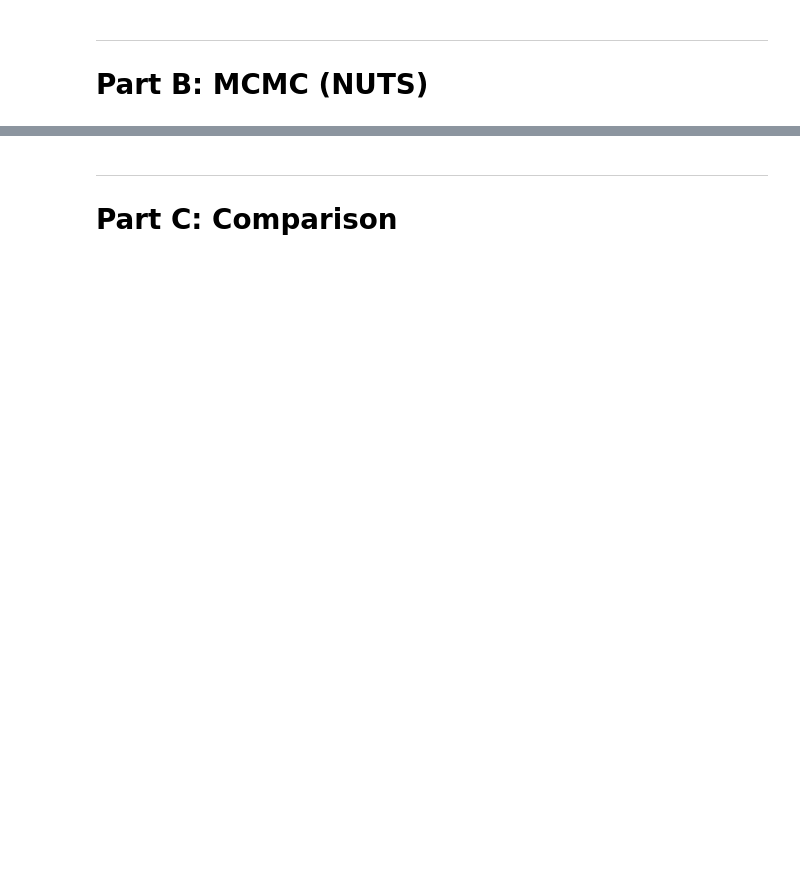
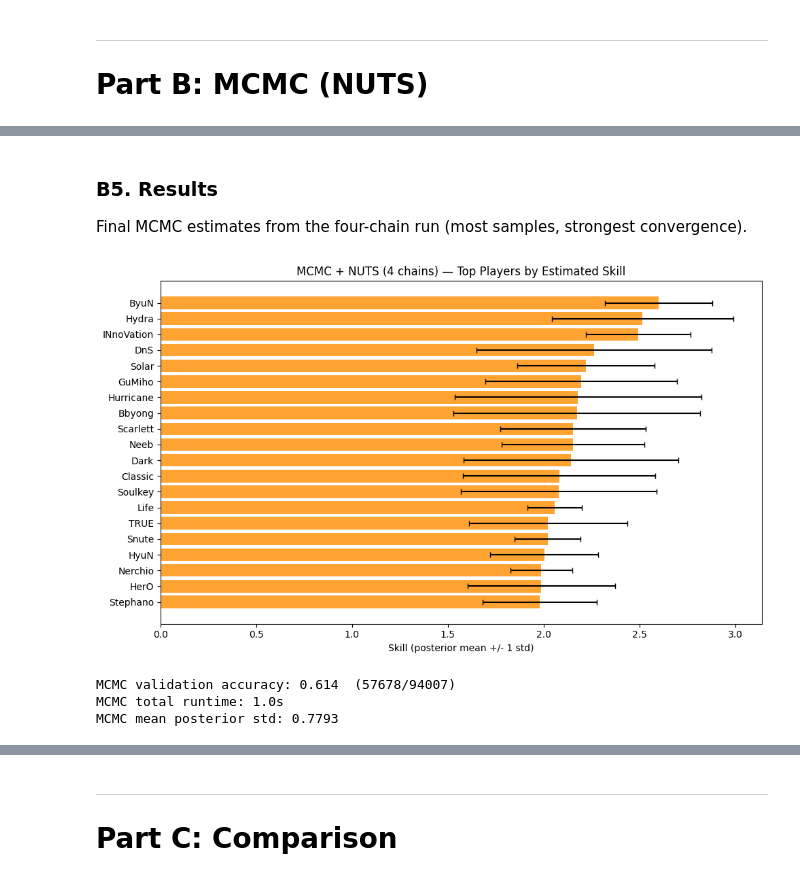
Before and after one commit to dustinp11/Starcraft-Skill-Estimation, a Jupyter notebook: main.ipynb, the cells around one changed output, grey strips where cells are left out. Drawn from its saved outputs; the diff is of its cells as text; code cells hidden in the pictures; blank space fills up the shorter version.

```diff
--- a/main.ipynb
+++ b/main.ipynb
@@ -282,0 +323,42 @@ MCMC mean posterior std: 0.7775
+# %% [markdown]
+### B5. Results
+
+Final MCMC estimates from the four-chain run (most samples, strongest convergence).
+# %%
+samples_4   = mcmc_4chain.get_samples()
+s_samples_4 = np.array(samples_4["s"])    # (2000, nplayers) — 4 chains x 500 samples
+
+mcmc_mean = s_samples_4.mean(axis=0)
+mcmc_std  = s_samples_4.std(axis=0)
+mcmc_time = mcmc_time_4chain
+
+# Skill rankings
+order_m = np.argsort(mcmc_mean)[::-1]
+top_k   = min(20, nplayers)
+
+fig, ax = plt.subplots(figsize=(10, 6))
+ax.barh(range(top_k), mcmc_mean[order_m[:top_k]],
+        xerr=mcmc_std[order_m[:top_k]], align='center',
+        color='darkorange', alpha=0.8, ecolor='black', capsize=3)
+ax.set_yticks(range(top_k))
+ax.set_yticklabels([playername[i] for i in order_m[:top_k]])
+ax.invert_yaxis()
+ax.set_xlabel('Skill (posterior mean +/- 1 std)')
+ax.set_title('MCMC + NUTS (4 chains) — Top Players by Estimated Skill')
+plt.tight_layout()
+plt.show()
+
+# Validation accuracy
+mcmc_correct = sum(
+    (a if mcmc_mean[a] > mcmc_mean[b] else b) == winner
+    for a, b, winner in val_matches
+)
+mcmc_acc = mcmc_correct / len(val_matches)
+print(f"MCMC validation accuracy: {mcmc_acc:.3f}  ({mcmc_correct}/{len(val_matches)})")
+print(f"MCMC total runtime: {mcmc_time:.1f}s")
+print(f"MCMC mean posterior std: {mcmc_std.mean():.4f}")
+# %% [output]
+[figure, added]
+MCMC validation accuracy: 0.614  (57678/94007)
+MCMC total runtime: 1.0s
+MCMC mean posterior std: 0.7793
```
Also changed, not shown: parts of 20 cells of this notebook.
